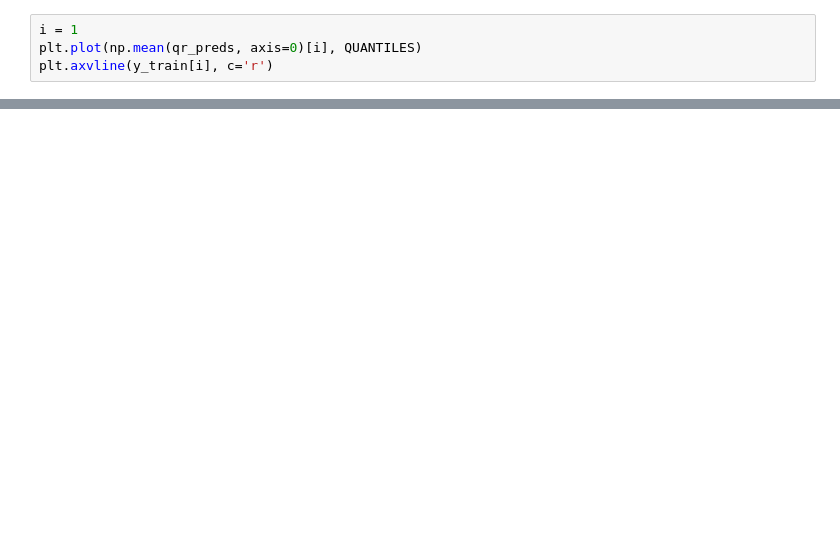
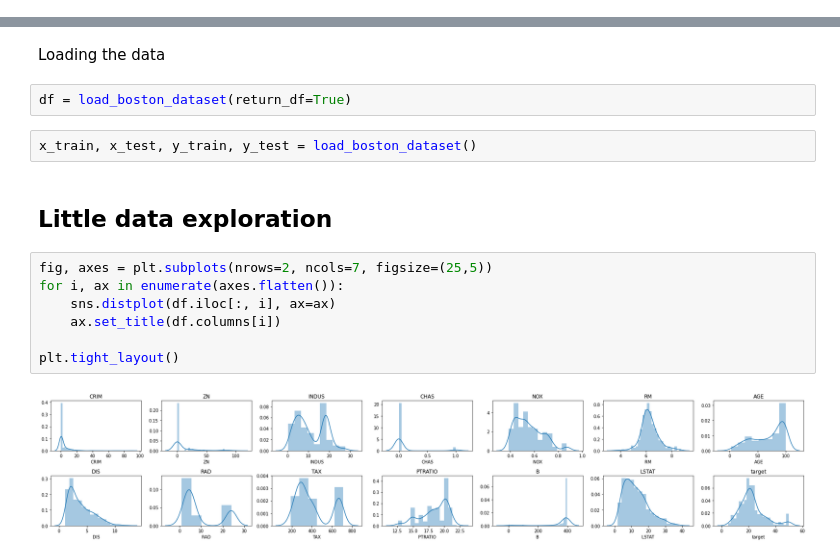
Before and after one commit to YuRiTan/prediction-uncertainty, a Jupyter notebook: notebooks/3.0_boston_housing_comparison.ipynb, the cells around one changed output, grey strips where cells are left out. Cells and saved outputs as stored; diff of their text form; blank space fills up the shorter version.

```diff
--- a/notebooks/3.0_boston_housing_comparison.ipynb
+++ b/notebooks/3.0_boston_housing_comparison.ipynb
@@ -128,4 +0,0 @@ import matplotlib.pyplot as plt
-# %%
-i = 1
-plt.plot(np.mean(qr_preds, axis=0)[i], QUANTILES)
-plt.axvline(y_train[i], c='r')
@@ -134,0 +25,17 @@ plt.axvline(y_train[i], c='r')
+# %% [markdown]
+Loading the data
+# %%
+df = load_boston_dataset(return_df=True)
+# %%
+x_train, x_test, y_train, y_test = load_boston_dataset()
+# %% [markdown]
+## Little data exploration
+# %%
+fig, axes = plt.subplots(nrows=2, ncols=7, figsize=(25,5))
+for i, ax in enumerate(axes.flatten()):
+    sns.distplot(df.iloc[:, i], ax=ax)
+    ax.set_title(df.columns[i])
+
+plt.tight_layout()
+# %% [output]
+[figure, added]
```
Also changed, not shown: parts of 31 cells of this notebook, 3 other files.
